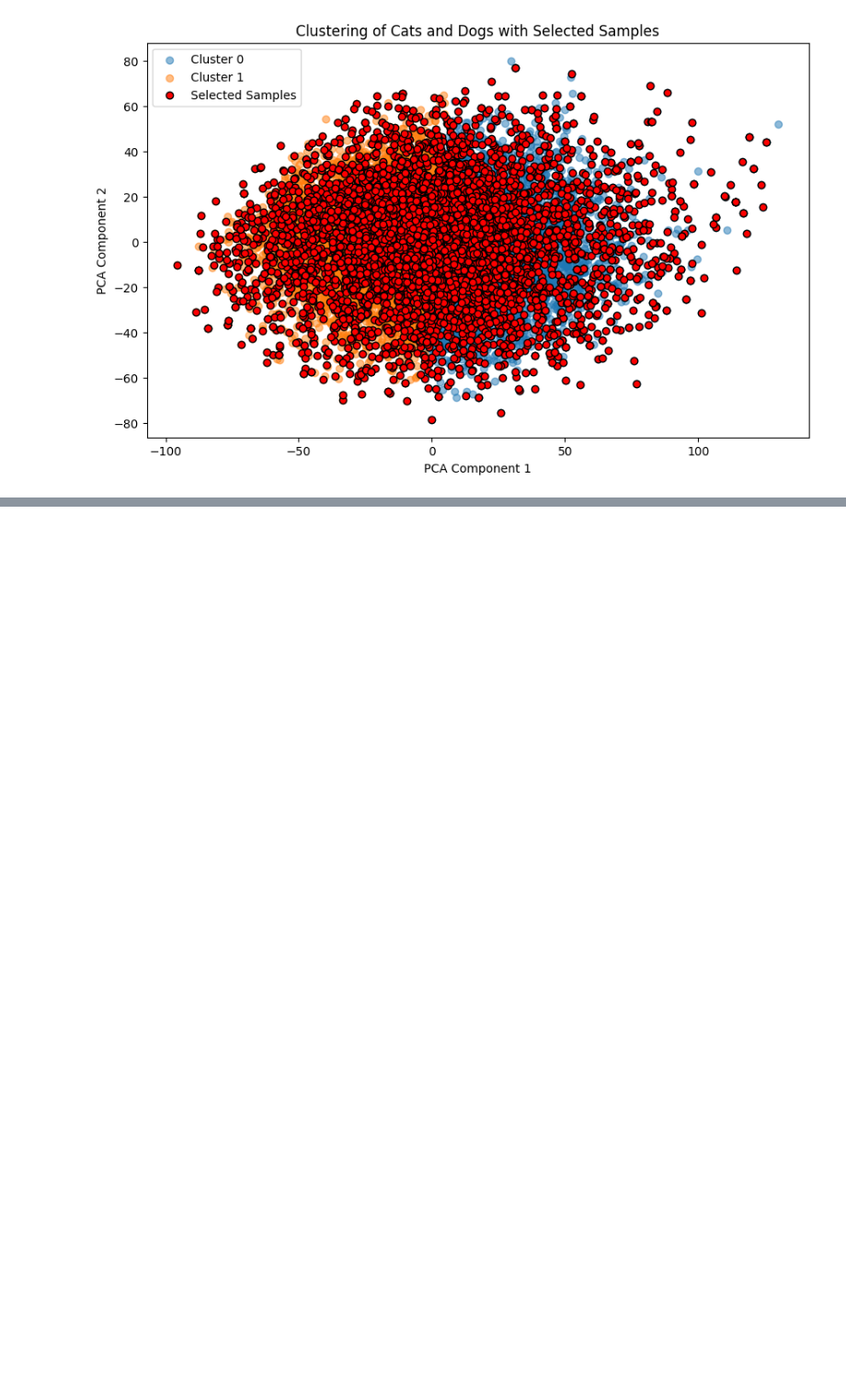
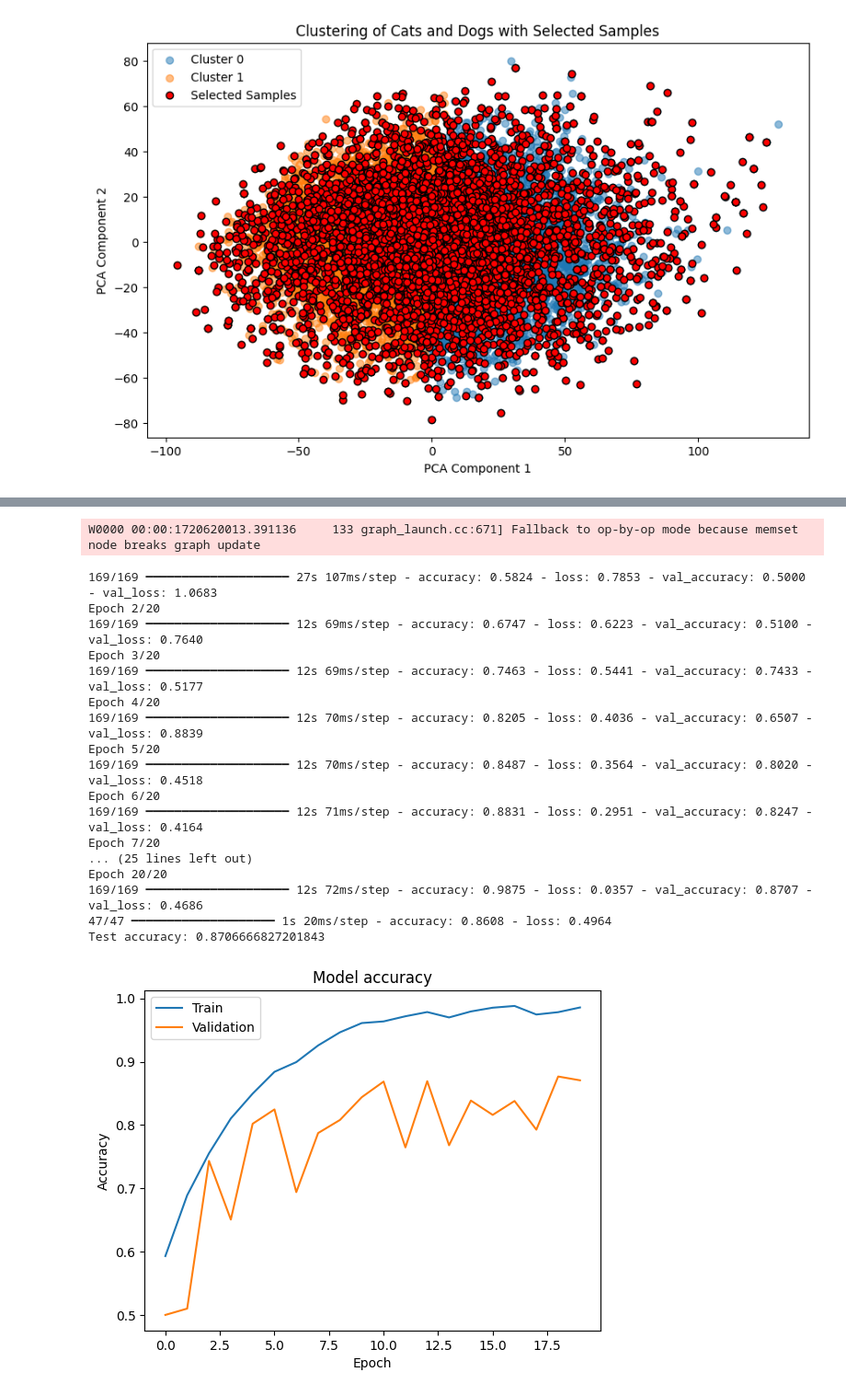
Before and after one commit to serdarbicici-visualstudio/grid-distillation, a Jupyter notebook: dataset-distillation-further-research.ipynb, the cells around one changed output, grey strips where cells are left out. Shown at 92% size. Drawn from its saved outputs; the diff is of its cells as text; code cells hidden in the pictures; blank space fills up the shorter version.

```diff
--- a/dataset-distillation-further-research.ipynb
+++ b/dataset-distillation-further-research.ipynb
@@ -413,0 +655,20 @@ Test loss: 0.4023839235305786
+# %%
+#train the model with 1350 samples
+X_selected = X[selected_samples]
+y_selected = y[selected_samples]
+
+cnn_base_clustering_5 = CNNModel(img_size=150)
+cnn_base_clustering_5.compile()
+cnn_base_clustering_5.train(X_selected, y_selected, X_test, y_test, batch_size=32, epochs=20)
+
+cnn_base_clustering_5_test_loss, cnn_base_clustering_5_test_acc = cnn_base_clustering_5.evaluate(X_test, y_test)
+
+# Plot training and validation accuracy
+plt.plot(cnn_base_clustering_5.history.history['accuracy'])
+plt.plot(cnn_base_clustering_5.history.history['val_accuracy'])
+plt.title('Model accuracy')
+plt.ylabel('Accuracy')
+plt.xlabel('Epoch')
+plt.legend(['Train', 'Validation'], loc='upper left')
+plt.show()
+# %% [output]
@@ -413,0 +677,19 @@ Test loss: 0.4023839235305786
+W0000 00:00:1720620013.391136     133 graph_launch.cc:671] Fallback to op-by-op mode because memset node breaks graph update
+169/169 ━━━━━━━━━━━━━━━━━━━━ 27s 107ms/step - accuracy: 0.5824 - loss: 0.7853 - val_accuracy: 0.5000 - val_loss: 1.0683
+Epoch 2/20
+169/169 ━━━━━━━━━━━━━━━━━━━━ 12s 69ms/step - accuracy: 0.6747 - loss: 0.6223 - val_accuracy: 0.5100 - val_loss: 0.7640
+Epoch 3/20
+169/169 ━━━━━━━━━━━━━━━━━━━━ 12s 69ms/step - accuracy: 0.7463 - loss: 0.5441 - val_accuracy: 0.7433 - val_loss: 0.5177
+Epoch 4/20
+169/169 ━━━━━━━━━━━━━━━━━━━━ 12s 70ms/step - accuracy: 0.8205 - loss: 0.4036 - val_accuracy: 0.6507 - val_loss: 0.8839
+Epoch 5/20
+169/169 ━━━━━━━━━━━━━━━━━━━━ 12s 70ms/step - accuracy: 0.8487 - loss: 0.3564 - val_accuracy: 0.8020 - val_loss: 0.4518
+Epoch 6/20
+169/169 ━━━━━━━━━━━━━━━━━━━━ 12s 71ms/step - accuracy: 0.8831 - loss: 0.2951 - val_accuracy: 0.8247 - val_loss: 0.4164
+Epoch 7/20
+... (25 lines left out)
+Epoch 20/20
+169/169 ━━━━━━━━━━━━━━━━━━━━ 12s 72ms/step - accuracy: 0.9875 - loss: 0.0357 - val_accuracy: 0.8707 - val_loss: 0.4686
+47/47 ━━━━━━━━━━━━━━━━━━━━ 1s 20ms/step - accuracy: 0.8608 - loss: 0.4964
+Test accuracy: 0.8706666827201843
+[figure, added]
```
Also changed, not shown: parts of 14 cells of this notebook.
